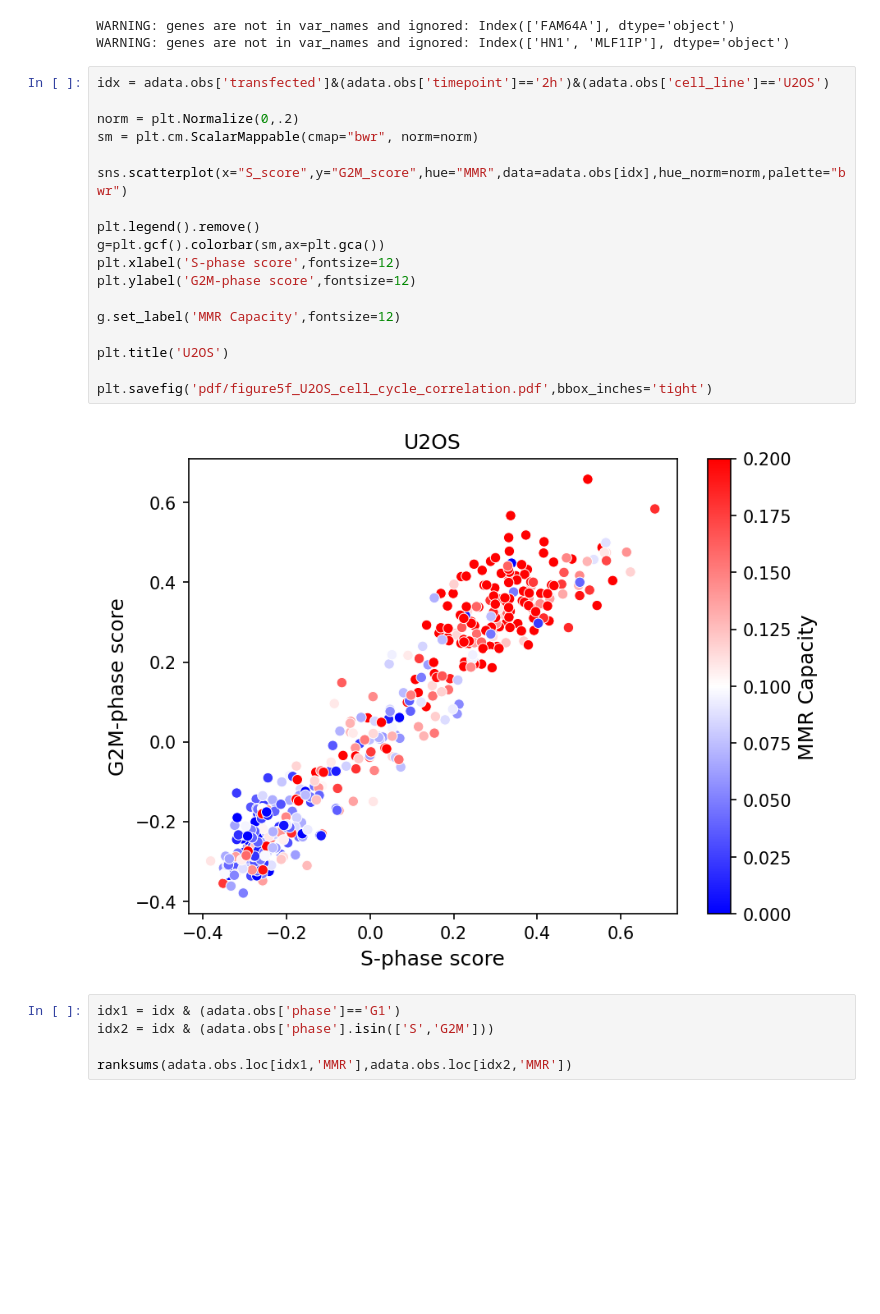
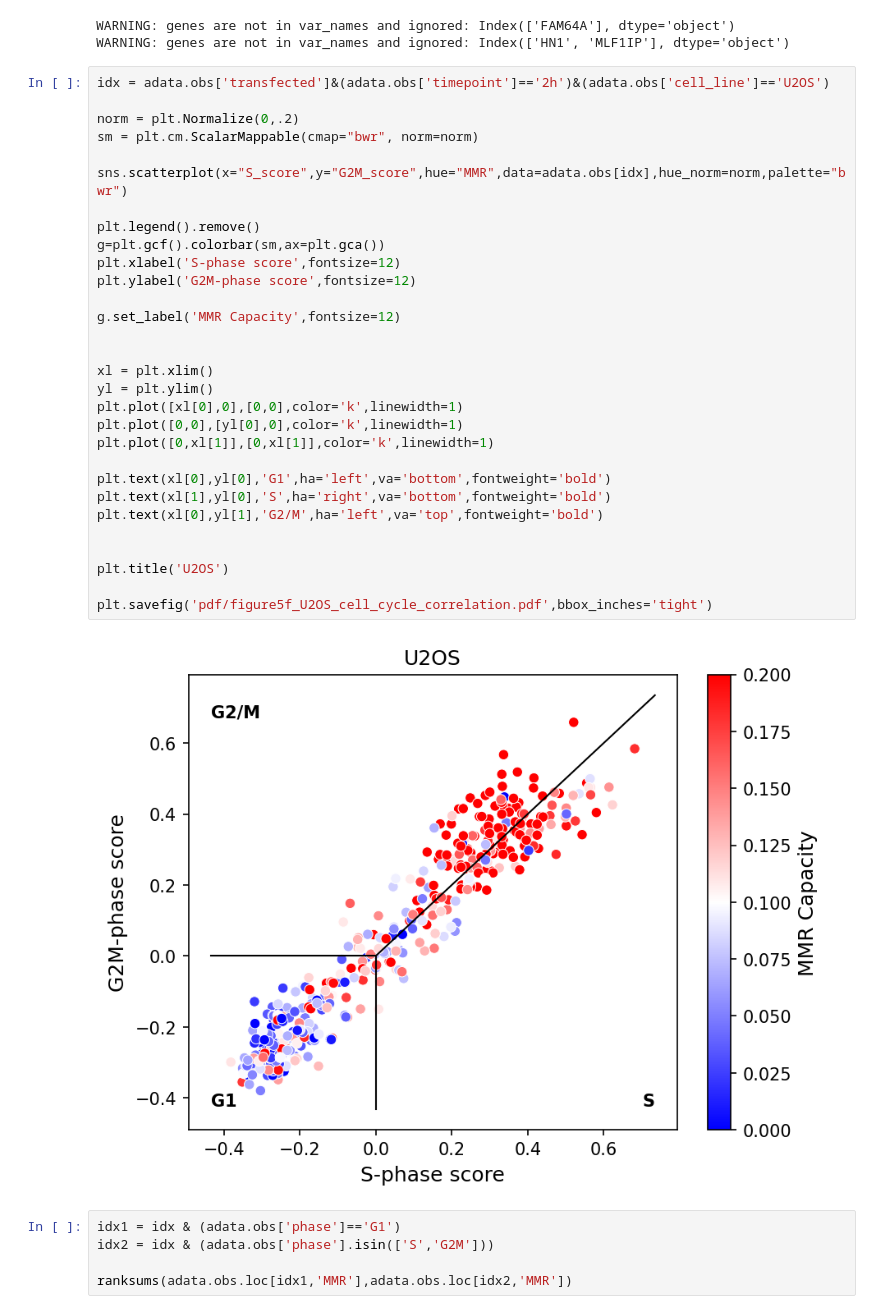
Before and after one commit to getzlab/HCRseq_manuscript_2026, a Jupyter notebook: figures/Figure5.ipynb, the cells around one changed output. Saved outputs shown, nothing was run; the diff lists cells and outputs as text; blank space fills up the shorter version.

Commit message:
updated figure 5f per reviewer comment

```diff
--- a/figures/Figure5.ipynb
+++ b/figures/Figure5.ipynb
@@ -232,26 +232,38 @@ adata = annotate_cell_cycle(adata)
 # %% [output]
 WARNING: genes are not in var_names and ignored: Index(['FAM64A'], dtype='object')
 WARNING: genes are not in var_names and ignored: Index(['HN1', 'MLF1IP'], dtype='object')
-# %%
-idx = adata.obs['transfected']&(adata.obs['timepoint']=='2h')&(adata.obs['cell_line']=='U2OS')
-
-norm = plt.Normalize(0,.2)
-sm = plt.cm.ScalarMappable(cmap="bwr", norm=norm)
-
-sns.scatterplot(x="S_score",y="G2M_score",hue="MMR",data=adata.obs[idx],hue_norm=norm,palette="bwr")
-
-plt.legend().remove()
-g=plt.gcf().colorbar(sm,ax=plt.gca())
-plt.xlabel('S-phase score',fontsize=12)
-plt.ylabel('G2M-phase score',fontsize=12)
-
-g.set_label('MMR Capacity',fontsize=12)
-
-plt.title('U2OS')
-
-plt.savefig('pdf/figure5f_U2OS_cell_cycle_correlation.pdf',bbox_inches='tight')
-# %% [output]
-[figure, removed]
+# %%
+idx = adata.obs['transfected']&(adata.obs['timepoint']=='2h')&(adata.obs['cell_line']=='U2OS')
+
+norm = plt.Normalize(0,.2)
+sm = plt.cm.ScalarMappable(cmap="bwr", norm=norm)
+
+sns.scatterplot(x="S_score",y="G2M_score",hue="MMR",data=adata.obs[idx],hue_norm=norm,palette="bwr")
+
+plt.legend().remove()
+g=plt.gcf().colorbar(sm,ax=plt.gca())
+plt.xlabel('S-phase score',fontsize=12)
+plt.ylabel('G2M-phase score',fontsize=12)
+
+g.set_label('MMR Capacity',fontsize=12)
+
+
+xl = plt.xlim()
+yl = plt.ylim()
+plt.plot([xl[0],0],[0,0],color='k',linewidth=1)
+plt.plot([0,0],[yl[0],0],color='k',linewidth=1)
+plt.plot([0,xl[1]],[0,xl[1]],color='k',linewidth=1)
+
+plt.text(xl[0],yl[0],'G1',ha='left',va='bottom',fontweight='bold')
+plt.text(xl[1],yl[0],'S',ha='right',va='bottom',fontweight='bold')
+plt.text(xl[0],yl[1],'G2/M',ha='left',va='top',fontweight='bold')
+
+
+plt.title('U2OS')
+
+plt.savefig('pdf/figure5f_U2OS_cell_cycle_correlation.pdf',bbox_inches='tight')
+# %% [output]
+[figure, added]
 # %%
 idx1 = idx & (adata.obs['phase']=='G1')
 idx2 = idx & (adata.obs['phase'].isin(['S','G2M']))
```
Also changed, not shown: 1 other file.
